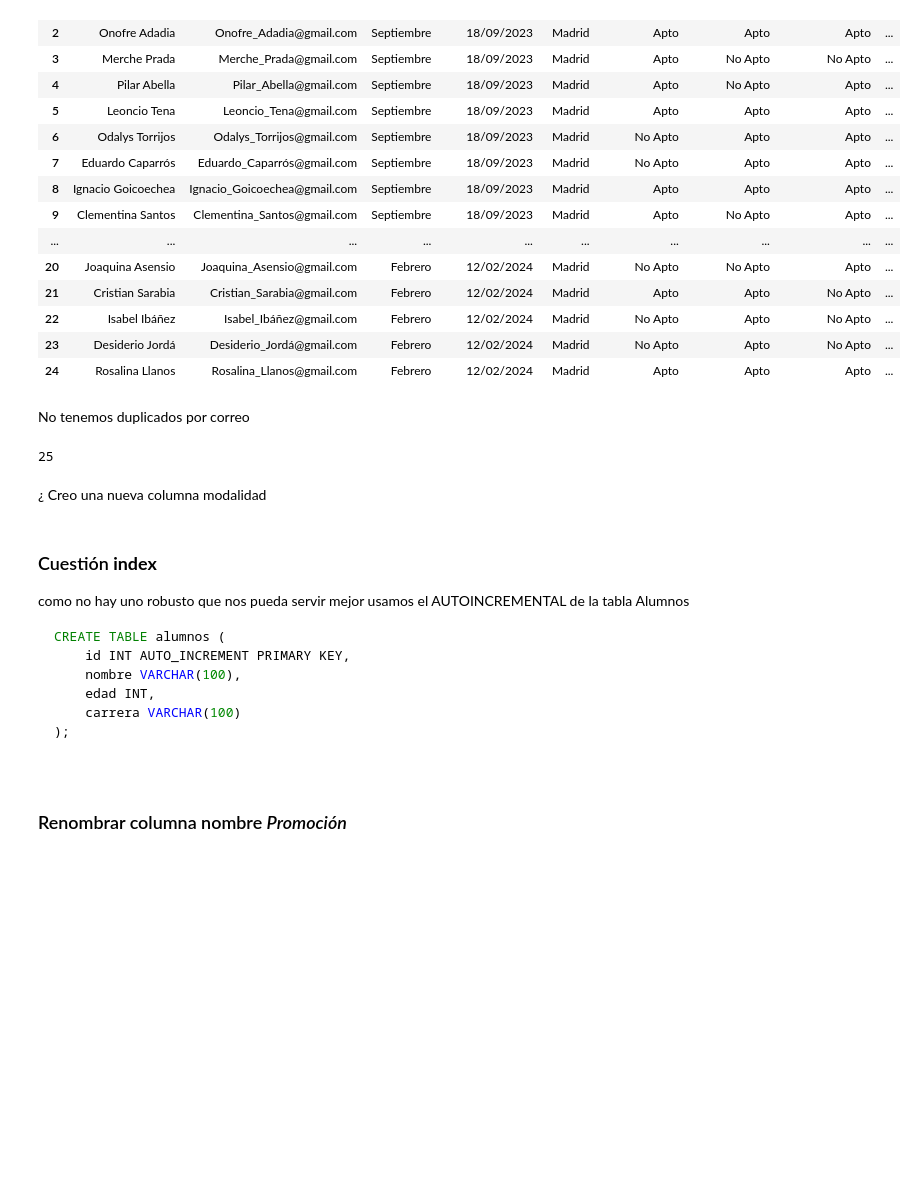
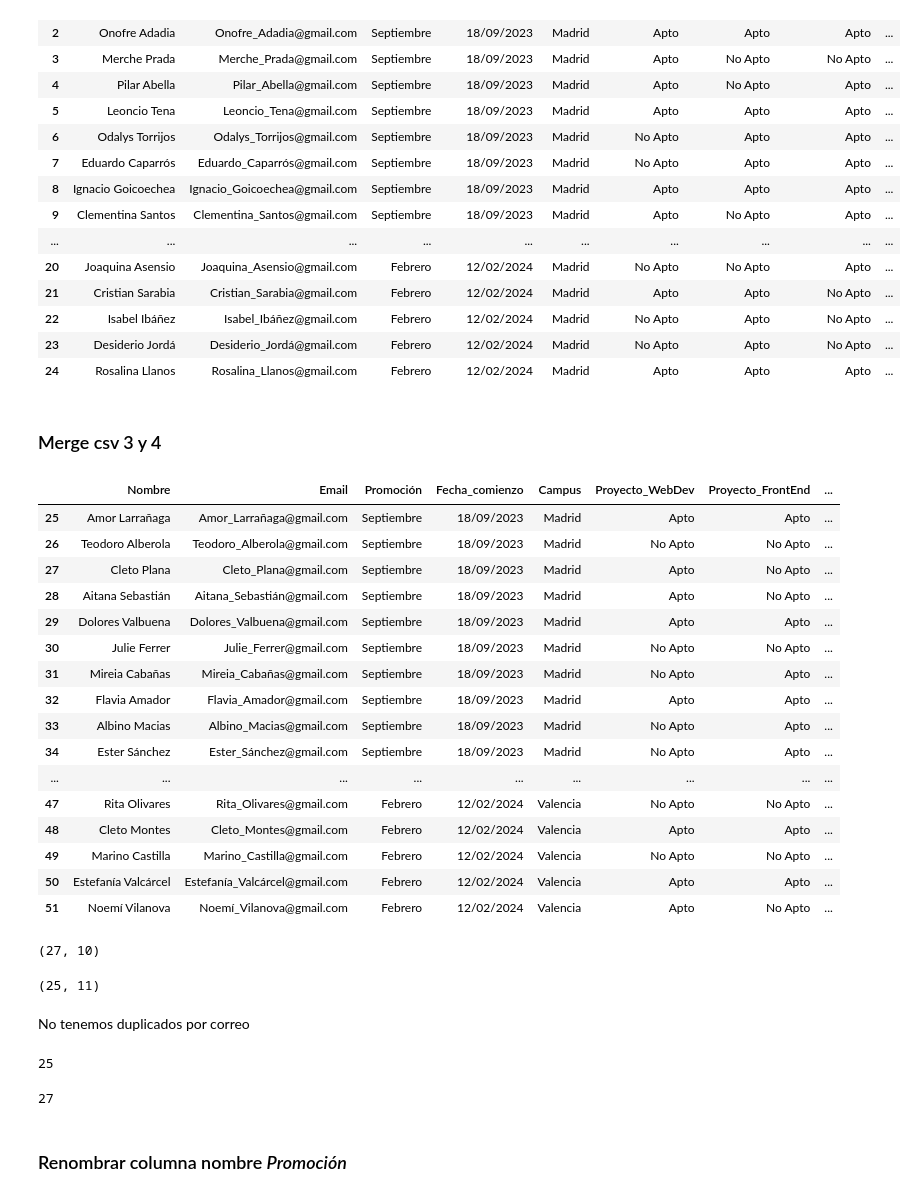
Before and after one commit to mikelMondragon/grupo_cuatro_DB, a Jupyter notebook: notebooks/csv_1_2.ipynb, the cells around one changed output. Cells and saved outputs as stored; diff of their text form; code cells hidden in the pictures; blank space fills up the shorter version.

Commit message:
rellenar_tablas

````diff
--- a/notebooks/csv_1_2.ipynb
+++ b/notebooks/csv_1_2.ipynb
@@ -24,3 +24,7 @@ df_2.head()
 | 2 | Carlito Carrión | Carlito_Carrión@gmail.com | Febrero | 12/02/2024 | Madrid | Apto | No Apto | Apto | ... |
 | 3 | Haydée Figueroa | Haydée_Figueroa@gmail.com | Febrero | 12/02/2024 | Madrid | Apto | Apto | Apto | ... |
 | 4 | Chita Mancebo | Chita_Mancebo@gmail.com | Febrero | 12/02/2024 | Madrid | No Apto | Apto | No Apto | ... |
+# %%
+df_3 = pd.read_csv('./data/clase_3.csv', sep=';', encoding='utf-8')
+
+df_3.head()
@@ -26,0 +42,4 @@ df_2.head()
+# %%
+df_4 = pd.read_csv('./data/clase_4.csv', sep=';', encoding='utf-8')
+
+df_4.head()
@@ -47,28 +77,50 @@ df_12
 | 22 | Isabel Ibáñez | Isabel_Ibáñez@gmail.com | Febrero | 12/02/2024 | Madrid | No Apto | Apto | No Apto | ... |
 | 23 | Desiderio Jordá | Desiderio_Jordá@gmail.com | Febrero | 12/02/2024 | Madrid | No Apto | Apto | No Apto | ... |
 | 24 | Rosalina Llanos | Rosalina_Llanos@gmail.com | Febrero | 12/02/2024 | Madrid | Apto | Apto | Apto | ... |
-# %% [markdown]
-No tenemos duplicados por correo
-# %%
-df_12['Email'].nunique()
-# %% [output]
-25
-# %% [markdown]
-¿ Creo una nueva columna modalidad
-# %% [markdown]
-### Cuestión __index__
-
-como no hay uno robusto que nos pueda servir mejor usamos el AUTOINCREMENTAL de la tabla Alumnos
-
-```sql
-CREATE TABLE alumnos (
-    id INT AUTO_INCREMENT PRIMARY KEY,
-    nombre VARCHAR(100),
-    edad INT,
-    carrera VARCHAR(100)
-);
-
-```
+# %% [markdown]
+### Merge csv 3 y 4
+# %%
+df_34 = pd.concat([df_3, df_4]).reset_index(drop=True)
+df_34.index = range(25, 25 + len(df_34))
+# %%
+df_34.shape
+df_34
+# %% [output]
+|  | Nombre | Email | Promoción | Fecha_comienzo | Campus | Proyecto_WebDev | Proyecto_FrontEnd | ... |
+| 25 | Amor Larrañaga | Amor_Larrañaga@gmail.com | Septiembre | 18/09/2023 | Madrid | Apto | Apto | ... |
+| 26 | Teodoro Alberola | Teodoro_Alberola@gmail.com | Septiembre | 18/09/2023 | Madrid | No Apto | No Apto | ... |
+| 27 | Cleto Plana | Cleto_Plana@gmail.com | Septiembre | 18/09/2023 | Madrid | Apto | No Apto | ... |
+| 28 | Aitana Sebastián | Aitana_Sebastián@gmail.com | Septiembre | 18/09/2023 | Madrid | Apto | No Apto | ... |
+| 29 | Dolores Valbuena | Dolores_Valbuena@gmail.com | Septiembre | 18/09/2023 | Madrid | Apto | Apto | ... |
+| 30 | Julie Ferrer | Julie_Ferrer@gmail.com | Septiembre | 18/09/2023 | Madrid | No Apto | No Apto | ... |
+| 31 | Mireia Cabañas | Mireia_Cabañas@gmail.com | Septiembre | 18/09/2023 | Madrid | No Apto | Apto | ... |
+| 32 | Flavia Amador | Flavia_Amador@gmail.com | Septiembre | 18/09/2023 | Madrid | Apto | Apto | ... |
+| 33 | Albino Macias | Albino_Macias@gmail.com | Septiembre | 18/09/2023 | Madrid | No Apto | Apto | ... |
+| 34 | Ester Sánchez | Ester_Sánchez@gmail.com | Septiembre | 18/09/2023 | Madrid | No Apto | Apto | ... |
+| ... | ... | ... | ... | ... | ... | ... | ... | ... |
+| 47 | Rita Olivares | Rita_Olivares@gmail.com | Febrero | 12/02/2024 | Valencia | No Apto | No Apto | ... |
+| 48 | Cleto Montes | Cleto_Montes@gmail.com | Febrero | 12/02/2024 | Valencia | Apto | Apto | ... |
+| 49 | Marino Castilla | Marino_Castilla@gmail.com | Febrero | 12/02/2024 | Valencia | No Apto | No Apto | ... |
+| 50 | Estefanía Valcárcel | Estefanía_Valcárcel@gmail.com | Febrero | 12/02/2024 | Valencia | Apto | Apto | ... |
+| 51 | Noemí Vilanova | Noemí_Vilanova@gmail.com | Febrero | 12/02/2024 | Valencia | Apto | No Apto | ... |
+# %%
+df_34.shape
+# %% [output]
+(27, 10)
+# %%
+df_12.shape
+# %% [output]
+(25, 11)
+# %% [markdown]
+No tenemos duplicados por correo
+# %%
+df_12['Email'].nunique()
+# %% [output]
+25
+# %%
+df_34['Email'].nunique()
+# %% [output]
+27
 # %% [markdown]
 ### Renombrar columna nombre _Promoción_
 # %%
````
Also changed, not shown: parts of 68 cells of this notebook, 8 other files.
